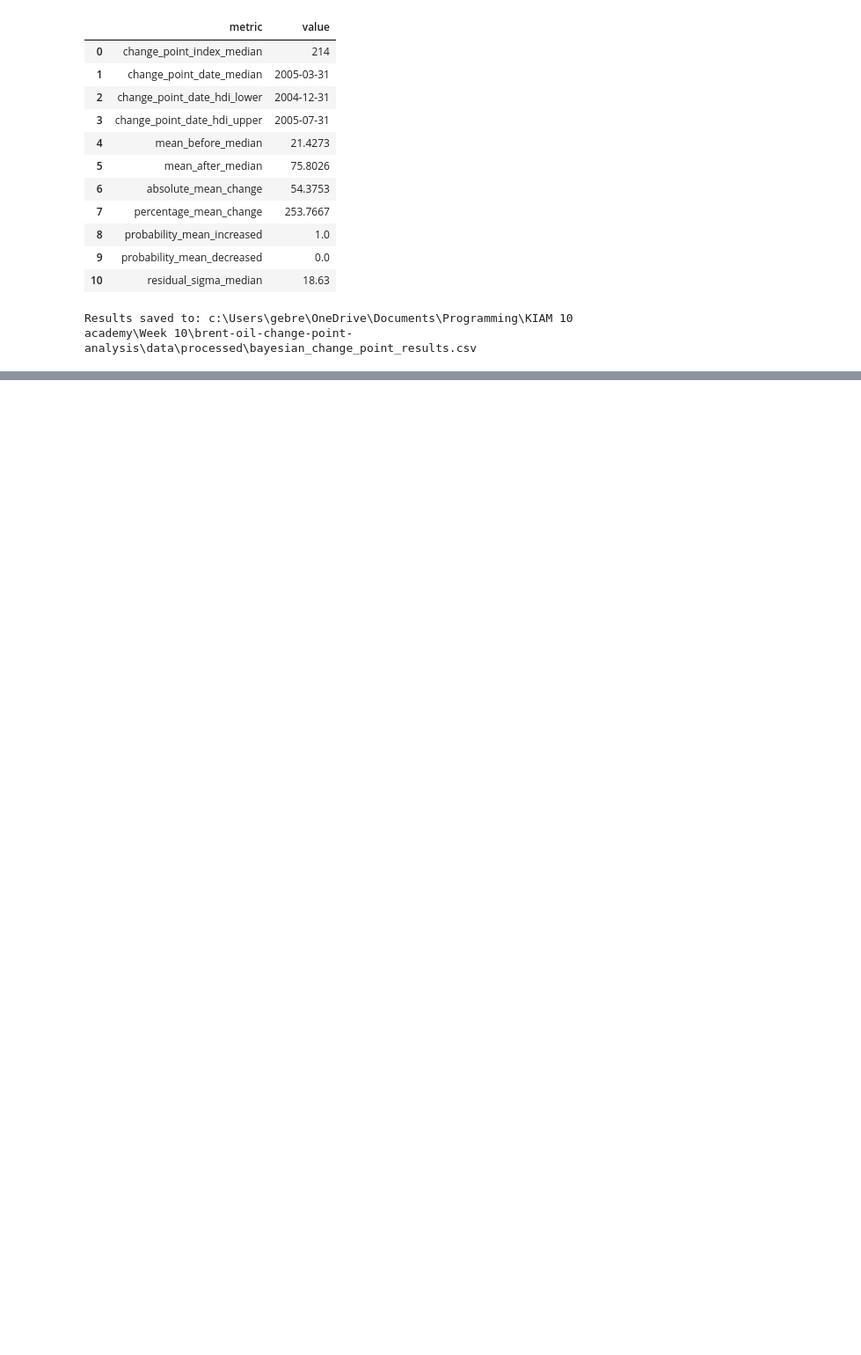
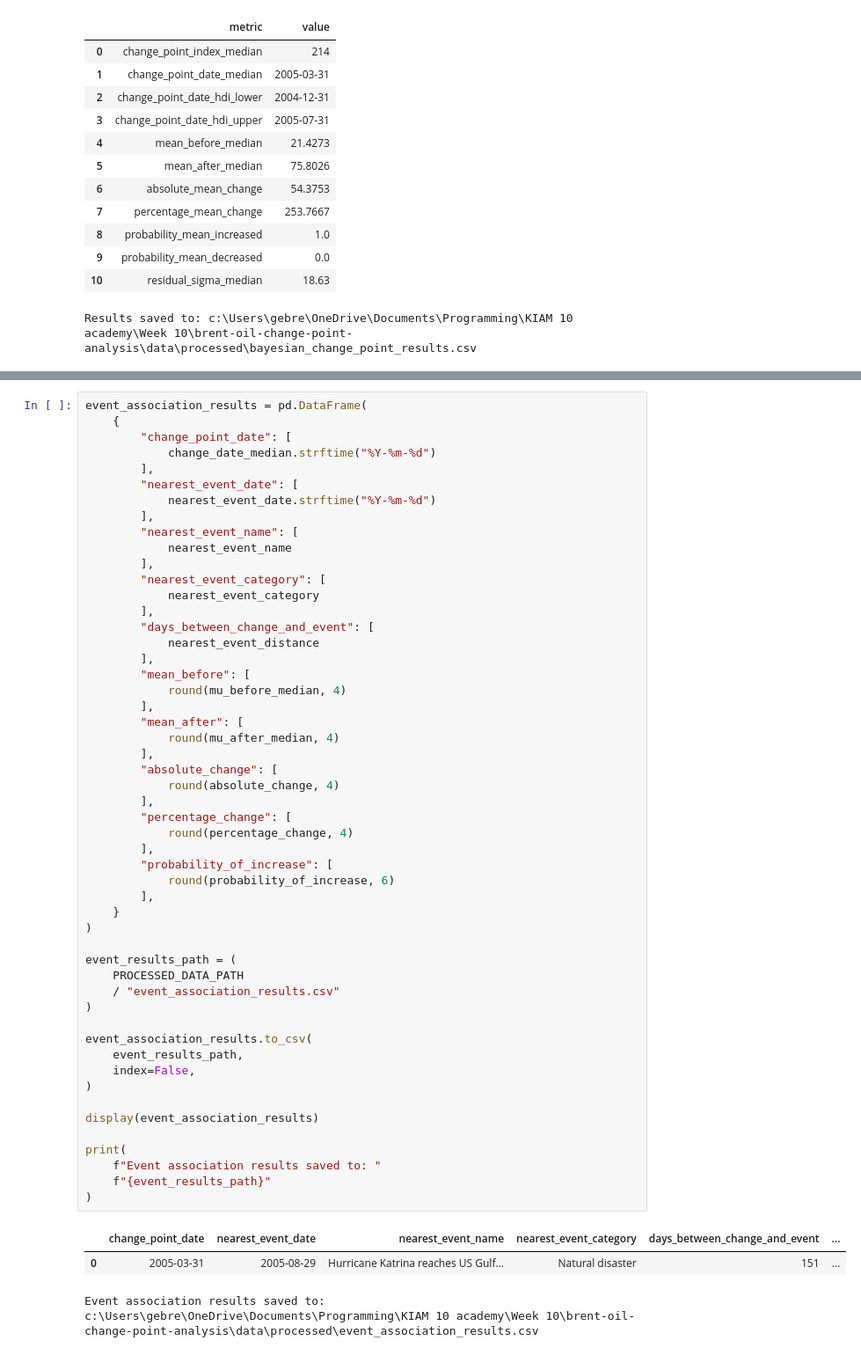
Before and after one commit to Bilen189/brent-oil-change-point-analysis, a Jupyter notebook: notebooks/task_2_change_point_modeling.ipynb, the cells around one changed output, grey strips where cells are left out. Shown at 88% size. Cells and saved outputs as stored; diff of their text form; blank space fills up the shorter version.

```diff
--- a/notebooks/task_2_change_point_modeling.ipynb
+++ b/notebooks/task_2_change_point_modeling.ipynb
@@ -1069,0 +1269,56 @@ Results saved to: c:\Users\gebre\OneDrive\Documents\Programming\KIAM 10 academy\
+# %%
+event_association_results = pd.DataFrame(
+    {
+        "change_point_date": [
+            change_date_median.strftime("%Y-%m-%d")
+        ],
+        "nearest_event_date": [
+            nearest_event_date.strftime("%Y-%m-%d")
+        ],
+        "nearest_event_name": [
+            nearest_event_name
+        ],
+        "nearest_event_category": [
+            nearest_event_category
+        ],
+        "days_between_change_and_event": [
+            nearest_event_distance
+        ],
+        "mean_before": [
+            round(mu_before_median, 4)
+        ],
+        "mean_after": [
+            round(mu_after_median, 4)
+        ],
+        "absolute_change": [
+            round(absolute_change, 4)
+        ],
+        "percentage_change": [
+            round(percentage_change, 4)
+        ],
+        "probability_of_increase": [
+            round(probability_of_increase, 6)
+        ],
+    }
+)
+
+event_results_path = (
+    PROCESSED_DATA_PATH
+    / "event_association_results.csv"
+)
+
+event_association_results.to_csv(
+    event_results_path,
+    index=False,
+)
+
+display(event_association_results)
+
+print(
+    f"Event association results saved to: "
+    f"{event_results_path}"
+)
+# %% [output]
+|  | change_point_date | nearest_event_date | nearest_event_name | nearest_event_category | days_between_change_and_event | ... |
+| 0 | 2005-03-31 | 2005-08-29 | Hurricane Katrina reaches US Gulf... | Natural disaster | 151 | ... |
+Event association results saved to: c:\Users\gebre\OneDrive\Documents\Programming\KIAM 10 academy\Week 10\brent-oil-change-point-analysis\data\processed\event_association_results.csv
```
Also changed, not shown: parts of 11 cells of this notebook, 3 other files.
